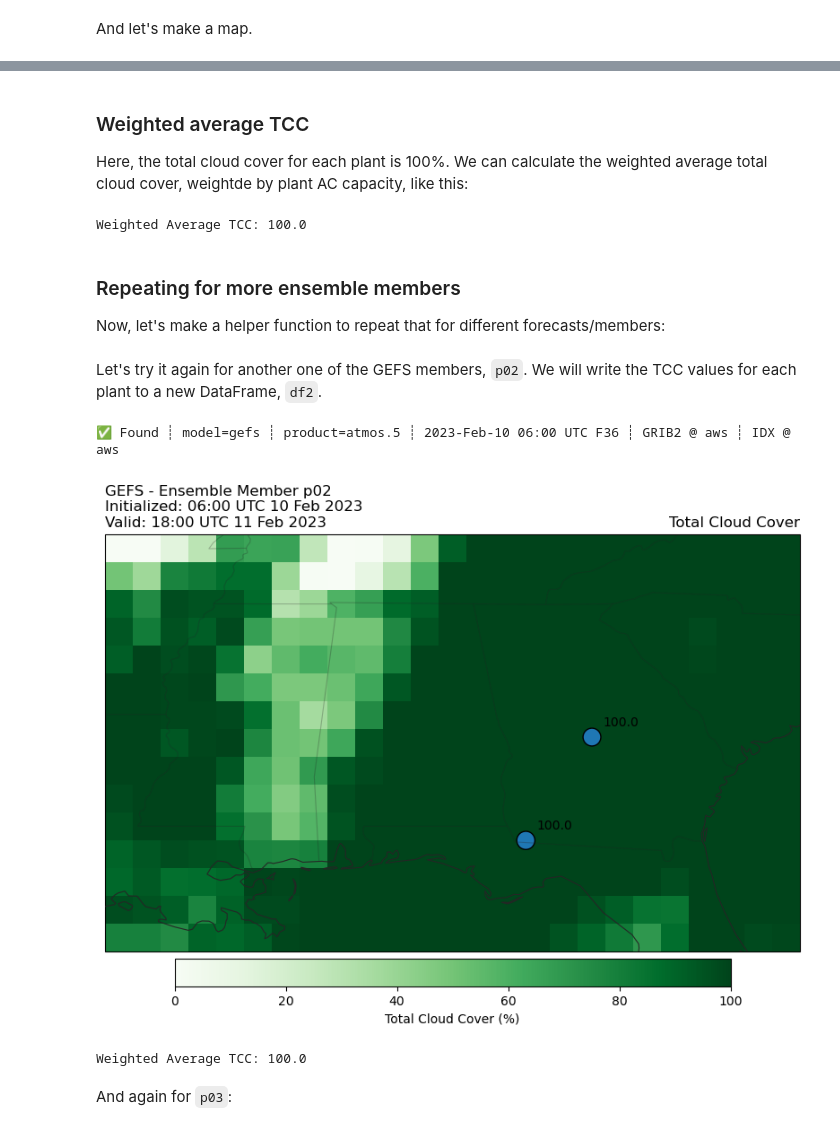
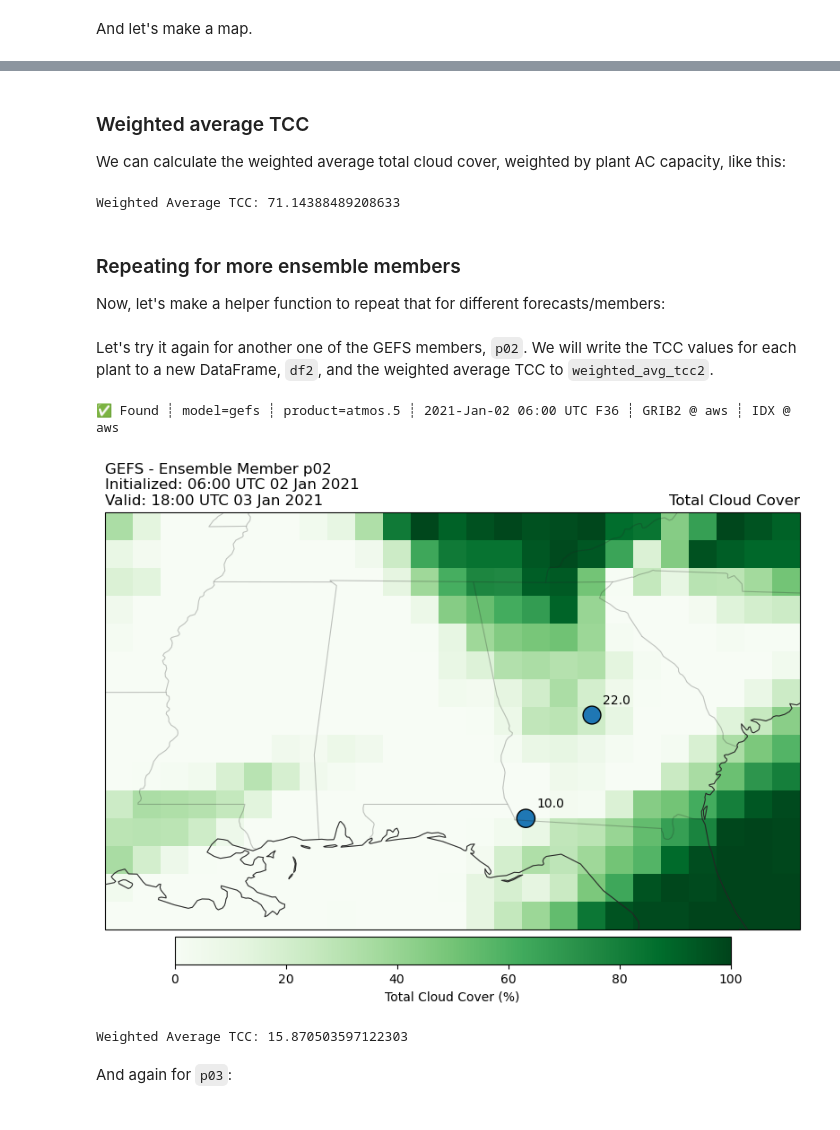
Before and after one commit to williamhobbs/solar-fleet-forecast-probability-tool, a Jupyter notebook: example_notebooks/05_ensemble_variation_in_cloud_cover.ipynb, the cells around one changed output, grey strips where cells are left out. Saved outputs shown, nothing was run; the diff lists cells and outputs as text; code cells hidden in the pictures.

Commit message:
picked new sample days for TCC

```diff
--- a/example_notebooks/05_ensemble_variation_in_cloud_cover.ipynb
+++ b/example_notebooks/05_ensemble_variation_in_cloud_cover.ipynb
@@ -28,7 +28,7 @@ import pickle
 
 Let's load plant data again:
 # %%
-plants_df = pd.read_csv(r'C:\Users\willh\Documents\Python Scripts\herbie_examples\pv_fleet_metadata_rev3.csv') # read in as a Pandas DataFrame
+plants_df = pd.read_csv('pv_fleet_metadata_rev3.csv') # read in as a Pandas DataFrame
 plants_df = plants_df[plants_df['ac_capacity']>=10].copy().reset_index()
 num_plants = len(plants_df.index) # number of plants
 # %% [markdown]
@@ -41,9 +41,10 @@ Now, let's use `Herbie` to get Total Cloud Cover from GEFS. Total Cloud Cover is
 
 [1] https://herbie.readthedocs.io/en/stable/user_guide/_model_notebooks/gefs.html
 # %%
+date = '2021-01-02 06:00'
 member='p01'
 ds = Herbie(
-    date='2023-02-10 06:00',
+    date=date,
     model='gefs',
     product="atmos.5",
     member=member,
@@ -149,12 +151,12 @@ plt.show()
 # %% [markdown]
 ### Weighted average TCC
-Here, the total cloud cover for each plant is 100%. We can calculate the weighted average total cloud cover, weightde by plant AC capacity, like this:
+We can calculate the weighted average total cloud cover, weighted by plant AC capacity, like this:
 # %%
-weighted_avg_tcc1 = df1.filter(regex='tcc').multiply(plants_df_partial['ac_capacity'].values,axis='index').sum()/plants_df['ac_capacity'].sum()
+weighted_avg_tcc1 = df1.filter(regex='tcc').multiply(df1['ac_capacity'].values,axis='index').sum()/df1['ac_capacity'].sum()
 weighted_avg_tcc1 = weighted_avg_tcc1.values[0]
 print('Weighted Average TCC: ' + str(weighted_avg_tcc1))
 # %% [output]
-Weighted Average TCC: 100.0
+Weighted Average TCC: 71.14388489208633
 # %% [markdown]
 ### Repeating for more ensemble members
 Now, let's make a helper function to repeat that for different forecasts/members:
@@ -213,18 +215,19 @@ def sample_tcc_function(member, date, plants_df, plot=True):
         plt.show()
 
     # weighted average tcc
-    weighted_avg_tcc = df.filter(regex='tcc').multiply(plants_df['ac_capacity'].values,axis='index').sum()/plants_df['ac_capacity'].sum()
+    weighted_avg_tcc = df.filter(regex='tcc').multiply(df['ac_capacity'].values,axis='index').sum()/df['ac_capacity'].sum()
     weighted_avg_tcc = weighted_avg_tcc.values[0]
     return df, weighted_avg_tcc
 # %% [markdown]
-Let's try it again for another one of the GEFS members, `p02`. We will write the TCC values for each plant to a new DataFrame, `df2`.
+Let's try it again for another one of the GEFS members, `p02`. We will write the TCC values for each plant to a new DataFrame, `df2`, and the weighted average TCC to `weighted_avg_tcc2`.
 # %%
-df2, weighted_avg_tcc2 = sample_tcc_function(member='p02', date='2023-02-10 06:00', plants_df=plants_df_partial)
+member = 'p02'
+df2, weighted_avg_tcc2 = sample_tcc_function(member=member, date=date, plants_df=plants_df_partial)
 print('Weighted Average TCC: ' + str(weighted_avg_tcc2))
 # %% [output]
-✅ Found ┊ model=gefs ┊ product=atmos.5 ┊ 2023-Feb-10 06:00 UTC F36 ┊ GRIB2 @ aws ┊ IDX @ aws
+✅ Found ┊ model=gefs ┊ product=atmos.5 ┊ 2021-Jan-02 06:00 UTC F36 ┊ GRIB2 @ aws ┊ IDX @ aws
-[figure, old version]
+[figure, new version]
-Weighted Average TCC: 100.0
+Weighted Average TCC: 15.870503597122303
 # %% [markdown]
 And again for `p03`:
 # %%
```
Also changed, not shown: parts of 14 cells of this notebook.
